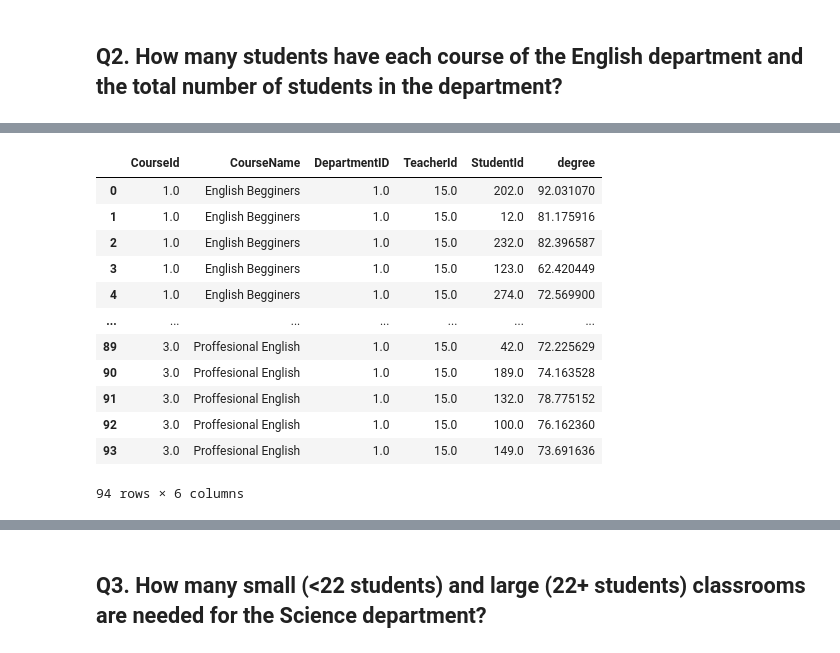
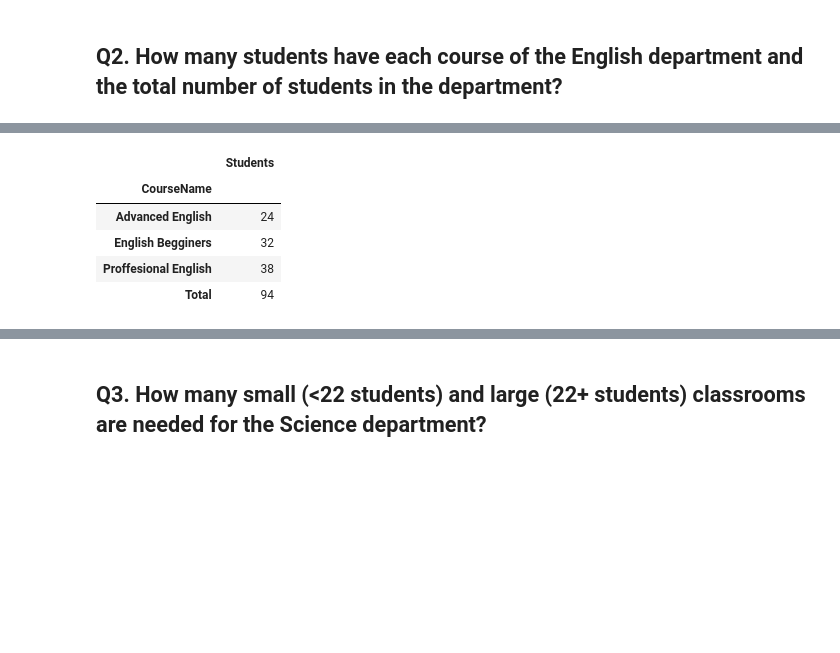
Before and after one commit to dalitros/DataScience, a Jupyter notebook: python/Python-final (1)-Copy1.ipynb, the cells around one changed output, grey strips where cells are left out. Cells and saved outputs as stored; diff of their text form; code cells hidden in the pictures; blank space fills up the shorter version.

```diff
--- a/python/Python-final (1)-Copy1.ipynb
+++ b/python/Python-final (1)-Copy1.ipynb
@@ -130,16 +114,10 @@ dep_class_stud
-# %%
-if numstud[numstud.DepartmentID==1]
-# %% [output]
-|  | CourseId | CourseName | DepartmentID | TeacherId | StudentId | degree |
-| 0 | 1.0 | English Begginers | 1.0 | 15.0 | 202.0 | 92.031070 |
-| 1 | 1.0 | English Begginers | 1.0 | 15.0 | 12.0 | 81.175916 |
-| 2 | 1.0 | English Begginers | 1.0 | 15.0 | 232.0 | 82.396587 |
-| 3 | 1.0 | English Begginers | 1.0 | 15.0 | 123.0 | 62.420449 |
-| 4 | 1.0 | English Begginers | 1.0 | 15.0 | 274.0 | 72.569900 |
-| ... | ... | ... | ... | ... | ... | ... |
-| 89 | 3.0 | Proffesional English | 1.0 | 15.0 | 42.0 | 72.225629 |
-| 90 | 3.0 | Proffesional English | 1.0 | 15.0 | 189.0 | 74.163528 |
-| 91 | 3.0 | Proffesional English | 1.0 | 15.0 | 132.0 | 78.775152 |
-| 92 | 3.0 | Proffesional English | 1.0 | 15.0 | 100.0 | 76.162360 |
-| 93 | 3.0 | Proffesional English | 1.0 | 15.0 | 149.0 | 73.691636 |
-94 rows × 6 columns
+# %%
+df=numstud[numstud.DepartmentID==1].groupby('CourseName').agg(Students=('StudentId','nunique'))
+df.append(df.sum().rename('Total'))
+# %% [output]
+|  | Students |
+| CourseName |  |
+| Advanced English | 24 |
+| English Begginers | 32 |
+| Proffesional English | 38 |
+| Total | 94 |
```
Also changed, not shown: parts of 7 cells of this notebook, 9 other files.
